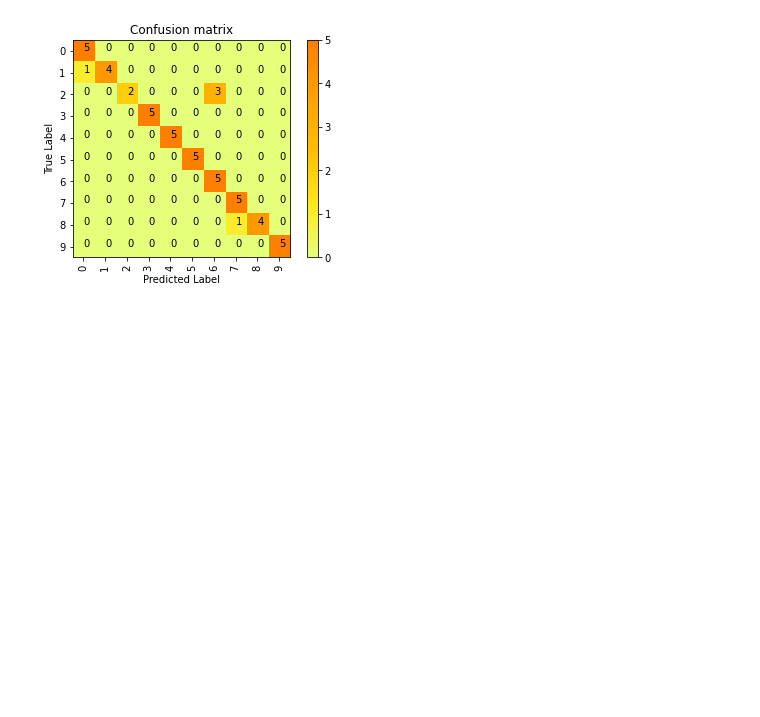
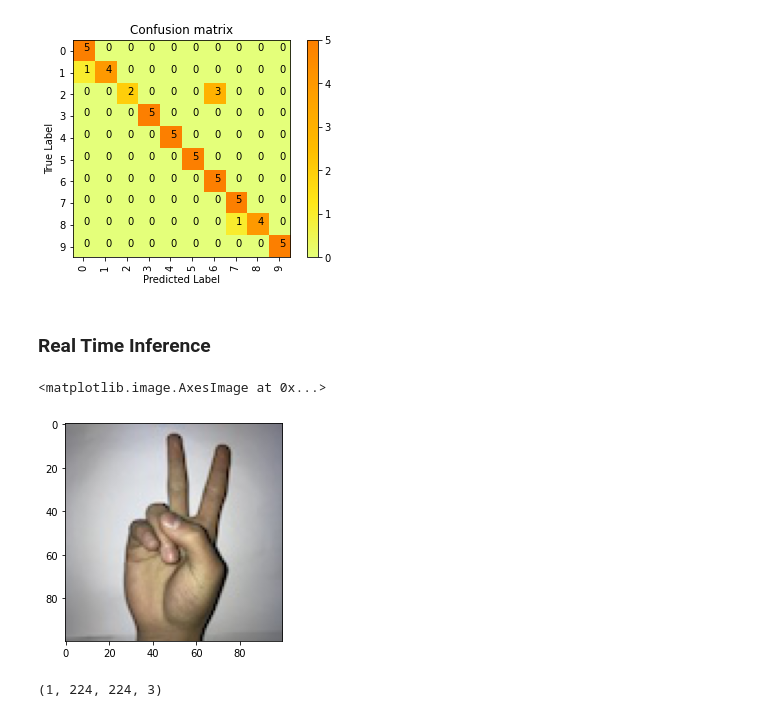
Before and after one commit to arunprsh/SageMaker-TensorFlow-Multi-Model, a Jupyter notebook: Model-2 Sign Language Classifier VGG16 (Local).ipynb, the cells around one changed output. Cells and saved outputs as stored; diff of their text form; code cells hidden in the pictures; blank space fills up the shorter version.

```diff
--- a/Model-2 Sign Language Classifier VGG16 (Local).ipynb
+++ b/Model-2 Sign Language Classifier VGG16 (Local).ipynb
@@ -296,3 +296,5 @@ plt.title('Confusion matrix')
 plt.show()
 # %% [output]
 [figure]
+# %% [markdown]
+### Real Time Inference
@@ -298,0 +305,7 @@ plt.show()
+# %%
+test_path  = './DATA/SIGN_LANGUAGE/test'
+img = mpimg.imread(f'{test_path}/2/IMG_4727.JPG')
+plt.imshow(img)
+# %% [output]
+<matplotlib.image.AxesImage at 0x...>
+[figure, added]
@@ -298,0 +322,4 @@ plt.show()
+# %%
+data.shape
+# %% [output]
+(1, 224, 224, 3)
```
Also changed, not shown: parts of 6 cells of this notebook.
